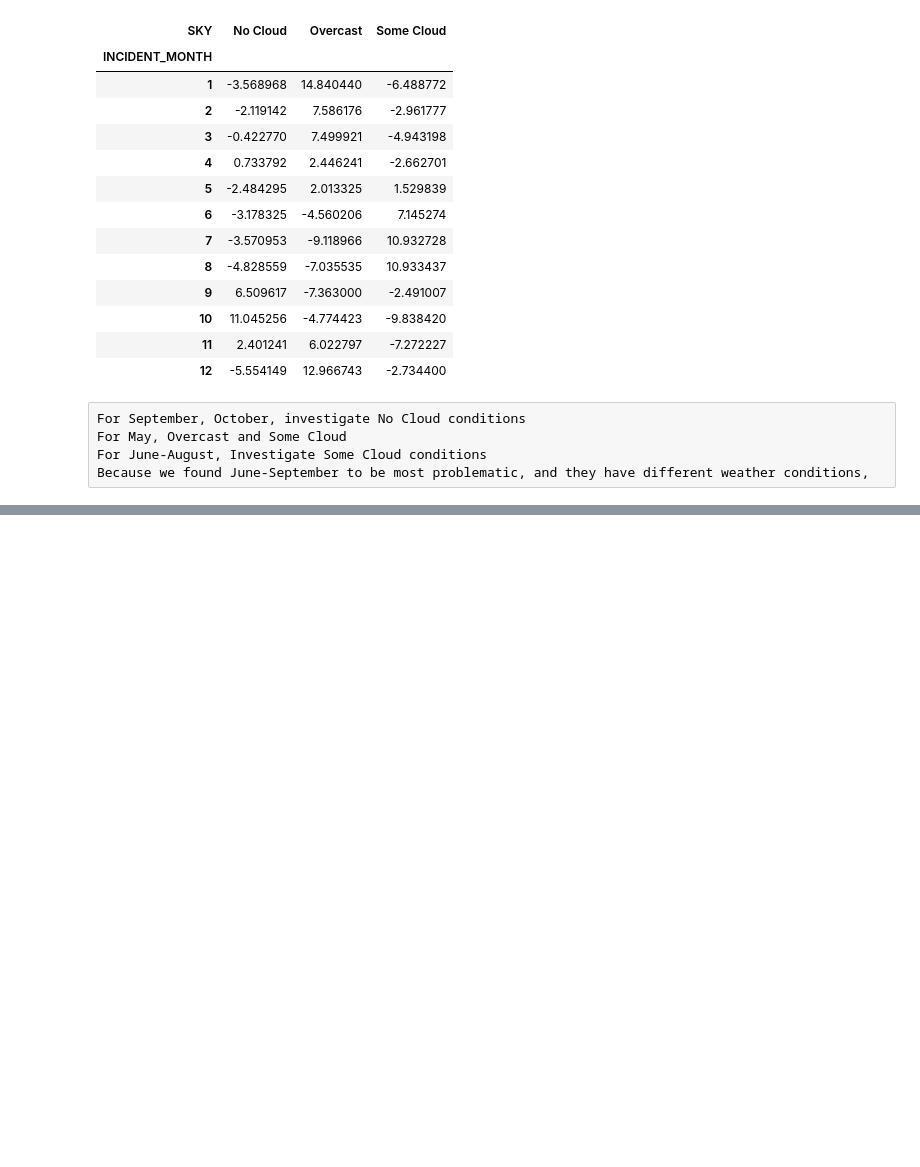
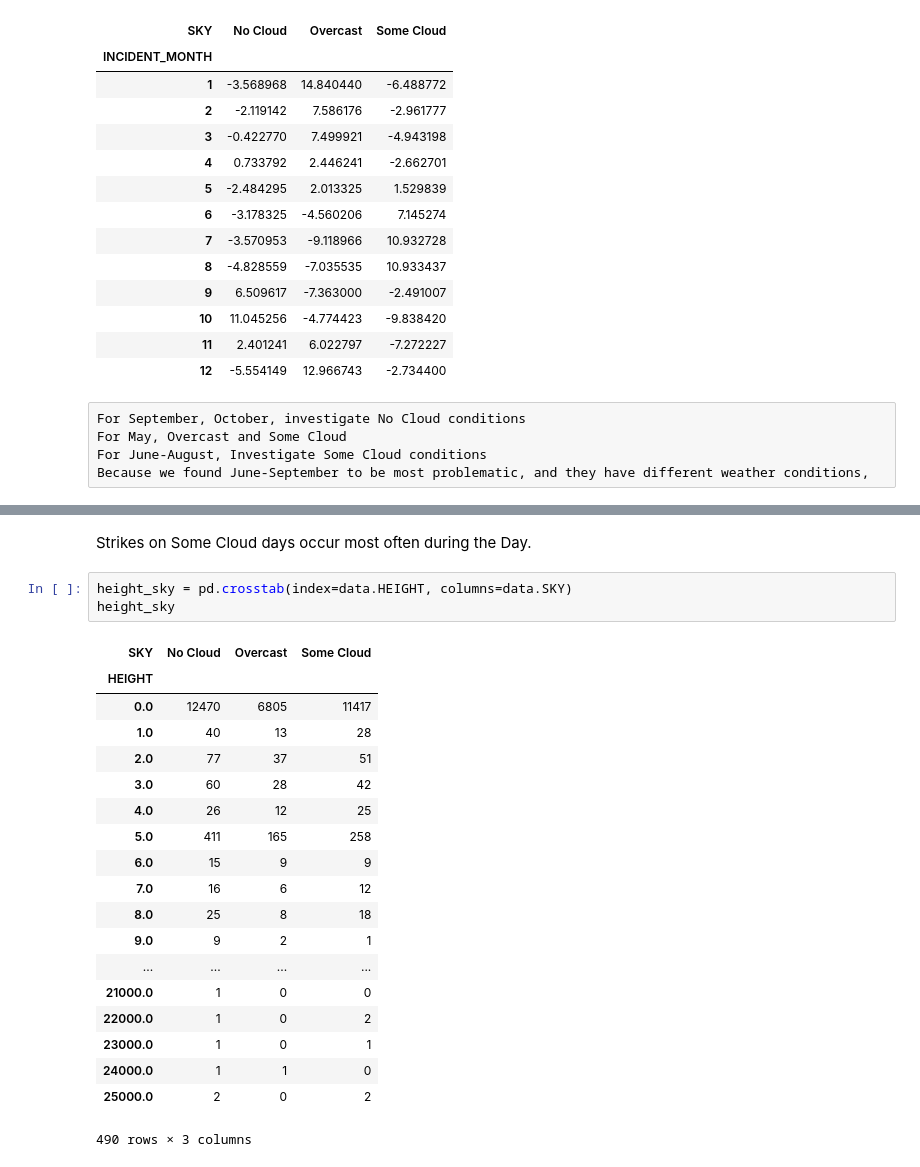
Before and after one commit to nshlapo/IntroSysAnalysis, a Jupyter notebook: Bird_Strikes.ipynb, the cells around one changed output, grey strips where cells are left out. Cells and saved outputs as stored; diff of their text form; blank space fills up the shorter version.

```diff
--- a/Bird_Strikes.ipynb
+++ b/Bird_Strikes.ipynb
@@ -196,0 +232,25 @@ Because we found June-September to be most problematic, and they have different
+# %% [markdown]
+Strikes on Some Cloud days occur most often during the Day.
+# %%
+height_sky = pd.crosstab(index=data.HEIGHT, columns=data.SKY)
+height_sky
+# %% [output]
+| SKY | No Cloud | Overcast | Some Cloud |
+| HEIGHT |  |  |  |
+| 0.0 | 12470 | 6805 | 11417 |
+| 1.0 | 40 | 13 | 28 |
+| 2.0 | 77 | 37 | 51 |
+| 3.0 | 60 | 28 | 42 |
+| 4.0 | 26 | 12 | 25 |
+| 5.0 | 411 | 165 | 258 |
+| 6.0 | 15 | 9 | 9 |
+| 7.0 | 16 | 6 | 12 |
+| 8.0 | 25 | 8 | 18 |
+| 9.0 | 9 | 2 | 1 |
+| ... | ... | ... | ... |
+| 21000.0 | 1 | 0 | 0 |
+| 22000.0 | 1 | 0 | 2 |
+| 23000.0 | 1 | 0 | 1 |
+| 24000.0 | 1 | 1 | 0 |
+| 25000.0 | 2 | 0 | 2 |
+490 rows × 3 columns
```
Also changed, not shown: parts of 11 cells of this notebook, 1 other file.
